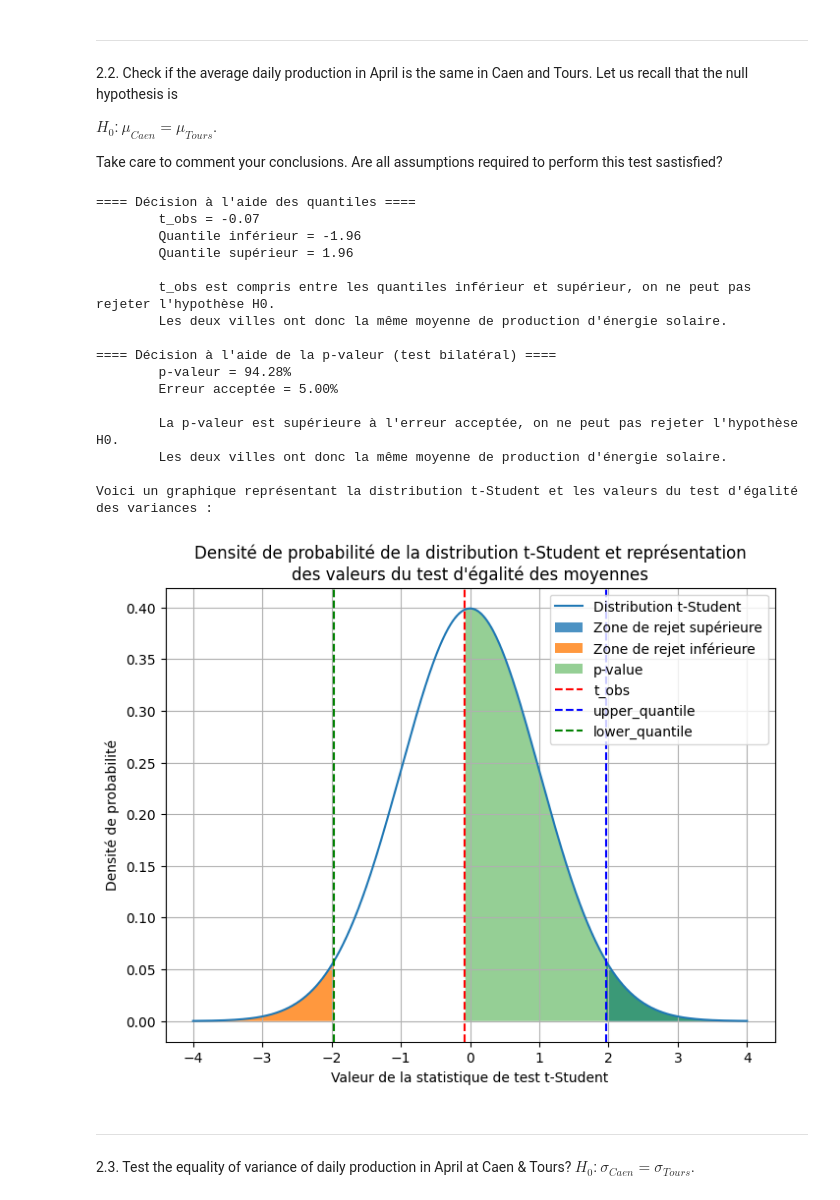
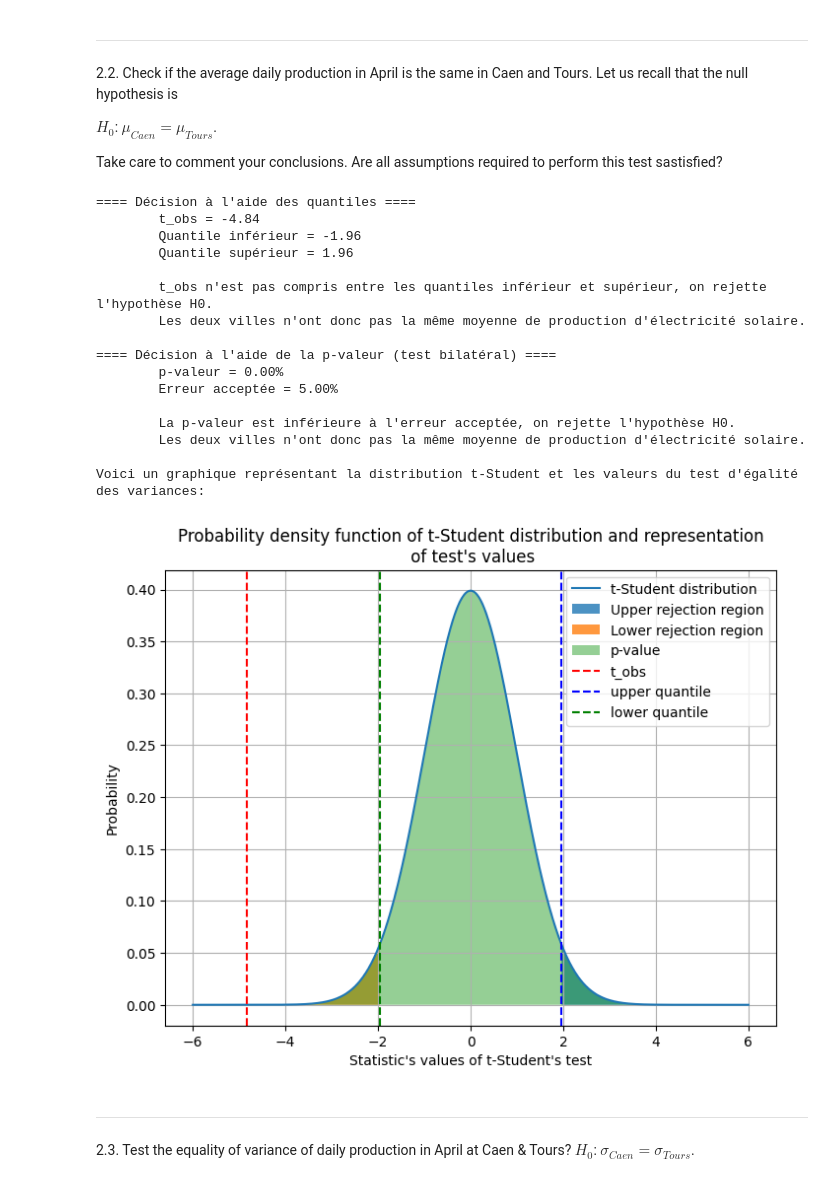
Before and after one commit to Mathis003/LEPL1109-Hackathons, a Jupyter notebook: Hackathon1.ipynb, the cells around one changed output. Drawn from its saved outputs; the diff is of its cells as text; code cells hidden in the pictures.

```diff
--- a/Hackathon1.ipynb
+++ b/Hackathon1.ipynb
@@ -216,21 +222,14 @@ def get_statistics_month(df_month, param_city):
     }
     return statistics_data
 
-P_cr = 0.18
-f_perf = 0.75
-
-# Add new columns to the dataframe
-df['Caen_Wh'] = 24 * P_cr * f_perf * df['Caen']
-df['Tours_Wh'] = 24 * P_cr * f_perf * df['Tours']
-
 means, medians, stds, low_quantile, high_quantile = [], [], [], [], []
 for i in range(1, 13):
     df_month = df[(df['month'] == i)]
-    means.append("{:.2f} | {:.2f}".format(df_month['Caen_Wh'].mean(), df_month['Tours_Wh'].mean()))
-    medians.append("{:.2f} | {:.2f}".format(df_month['Caen_Wh'].median(), df_month['Tours_Wh'].median()))
-    stds.append("{:.2f} | {:.2f}".format(df_month['Caen_Wh'].std(), df_month['Tours_Wh'].std()))
-    low_quantile.append("{:.2f} | {:.2f}".format(df_month['Caen_Wh'].quantile(0.05), df_month['Tours_Wh'].quantile(0.05)))
-    high_quantile.append("{:.2f} | {:.2f}".format(df_month['Caen_Wh'].quantile(0.95), df_month['Tours_Wh'].quantile(0.95)))
+    means.append("{:.2f} | {:.2f}".format(df_month['Caen'].mean(), df_month['Tours'].mean()))
+    medians.append("{:.2f} | {:.2f}".format(df_month['Caen'].median(), df_month['Tours'].median()))
+    stds.append("{:.2f} | {:.2f}".format(df_month['Caen'].std(), df_month['Tours'].std()))
+    low_quantile.append("{:.2f} | {:.2f}".format(df_month['Caen'].quantile(0.05), df_month['Tours'].quantile(0.05)))
+    high_quantile.append("{:.2f} | {:.2f}".format(df_month['Caen'].quantile(0.95), df_month['Tours'].quantile(0.95)))
 
 datas = {'       ': ['January', 'February', 'March', 'April', 'May', 'June', 'July', 'August', 'September', 'October','November', 'December'],
          'Average': means, 'Median': medians, 'Std': stds, 'Quantile 5%': low_quantile, 'Quantile 95%': high_quantile}
@@ -372,7 +370,7 @@ n2 = len(df_april['Tours'])
 df_distr = n1 + n2 - 2
 delta_means = df_april['Caen'].mean() - df_april['Tours'].mean()
 var_caen, var_tours = df_april['Caen'].var(), df_april['Tours'].var()
-S_pool = ((n1 - 1) * var_caen + (n2 - 1) * var_tours) / df_distr
+S_pool = np.sqrt(((n1 - 1) * var_caen + (n2 - 1) * var_tours) / df_distr)
 
 # ≈ Student's T distribution => Correct because both of the population are normal (2.1)
 t_obs = delta_means / (S_pool * np.sqrt(1/n1 + 1/n2)) # with the null hypothesis H0: μ1 = μ2
@@ -388,64 +386,63 @@ print("\tQuantile supérieur = {:.2f}\n".format(high_quantile))
 
 if low_quantile < t_obs < high_quantile:
     print("\tt_obs est compris entre les quantiles inférieur et supérieur, on ne peut pas rejeter l'hypothèse H0.")
-    print("\tLes deux villes ont donc la même moyenne de production d'énergie solaire.\n")
+    print("\tLes deux villes ont donc la même moyenne de production d'électricité solaire.\n")
 else:
     print("\tt_obs n'est pas compris entre les quantiles inférieur et supérieur, on rejette l'hypothèse H0.")
-    print("\tLes deux villes n'ont donc pas la même moyenne de production d'énergie solaire.\n")
-
+    print("\tLes deux villes n'ont donc pas la même moyenne de production d'électricité solaire.\n")
 
 print("==== Décision à l'aide de la p-valeur (test bilatéral) ====")
 
-p_value = 2 * (1 - t.cdf(abs(t_obs), df=df_distr)) # * 2 because two-tailed test (symmetrical distribution)
+p_value = 2 * t.cdf(t_obs, df=df_distr) # * 2 because two-tailed test (symmetrical distribution)
 
 print("\tp-valeur = {:.2f}%".format(100 * p_value))
 print("\tErreur acceptée = {:.2f}%\n".format(100 * alpha))
 
 if alpha < p_value:
     print("\tLa p-valeur est supérieure à l'erreur acceptée, on ne peut pas rejeter l'hypothèse H0.")
-    print("\tLes deux villes ont donc la même moyenne de production d'énergie solaire.\n")
+    print("\tLes deux villes ont donc la même moyenne de production d'électricité solaire.\n")
 else:
     print("\tLa p-valeur est inférieure à l'erreur acceptée, on rejette l'hypothèse H0.")
-    print("\tLes deux villes n'ont donc pas la même moyenne de production d'énergie solaire.\n")
+    print("\tLes deux villes n'ont donc pas la même moyenne de production d'électricité solaire.\n")
 
 
-print("Voici un graphique représentant la distribution t-Student et les valeurs du test d'égalité des variances :")
+print("Voici un graphique représentant la distribution t-Student et les valeurs du test d'égalité des variances:")
 
-x_values = np.linspace(-4, 4, 1000)
+x_values = np.linspace(-6, 6, 1000)
 pdf = t.pdf(x_values, df=df_distr)
 
 plt.figure(figsize=(8, 6))
-plt.plot(x_values, pdf, label='Distribution t-Student')
-plt.fill_between(x_values, pdf, where=(x_values >= high_quantile), alpha=0.8, label='Zone de rejet supérieure')
-plt.fill_between(x_values, pdf, where=(x_values <= low_quantile), alpha=0.8, label='Zone de rejet inférieure')
+plt.plot(x_values, pdf, label='t-Student distribution')
+plt.fill_between(x_values, pdf, where=(x_values >= high_quantile), alpha=0.8, label='Upper rejection region')
+plt.fill_between(x_values, pdf, where=(x_values <= low_quantile), alpha=0.8, label='Lower rejection region')
 plt.fill_between(x_values, pdf, where=(x_values >= t_obs), alpha=0.5, label='p-value')
 plt.axvline(t_obs, color='red', linestyle='--', label='t_obs')
-plt.axvline(high_quantile, color='blue', linestyle='--', label='upper_quantile')
-plt.axvline(low_quantile, color='green', linestyle='--', label='lower_quantile')
-plt.xlabel('Valeur de la statistique de test t-Student')
-plt.ylabel('Densité de probabilité')
-plt.title('Densité de probabilité de la distribution t-Student et représentation\ndes valeurs du test d\'égalité des moyennes')
+plt.axvline(high_quantile, color='blue', linestyle='--', label='upper quantile')
+plt.axvline(low_quantile, color='green', linestyle='--', label='lower quantile')
+plt.xlabel('Statistic\'s values of t-Student\'s test')
+plt.ylabel('Probability')
+plt.title('Probability density function of t-Student distribution and representation\n of test\'s values')
 plt.legend()
 plt.grid()
 plt.show()
 # %% [output]
 ==== Décision à l'aide des quantiles ====
-        t_obs = -0.07
+        t_obs = -4.84
         Quantile inférieur = -1.96
         Quantile supérieur = 1.96
 
-        t_obs est compris entre les quantiles inférieur et supérieur, on ne peut pas rejeter l'hypothèse H0.
-        Les deux villes ont donc la même moyenne de production d'énergie solaire.
+        t_obs n'est pas compris entre les quantiles inférieur et supérieur, on rejette l'hypothèse H0.
+        Les deux villes n'ont donc pas la même moyenne de production d'électricité solaire.
 
 ==== Décision à l'aide de la p-valeur (test bilatéral) ====
-        p-valeur = 94.28%
+        p-valeur = 0.00%
         Erreur acceptée = 5.00%
 
-        La p-valeur est supérieure à l'erreur acceptée, on ne peut pas rejeter l'hypothèse H0.
-        Les deux villes ont donc la même moyenne de production d'énergie solaire.
+        La p-valeur est inférieure à l'erreur acceptée, on rejette l'hypothèse H0.
+        Les deux villes n'ont donc pas la même moyenne de production d'électricité solaire.
 
-Voici un graphique représentant la distribution t-Student et les valeurs du test d'égalité des variances :
+Voici un graphique représentant la distribution t-Student et les valeurs du test d'égalité des variances:
-[figure, old version]
+[figure, new version]
 # %% [markdown]
 ---
 2.3. Test the equality of variance of daily production in April at Caen & Tours?
```
Also changed, not shown: parts of 9 cells of this notebook.
